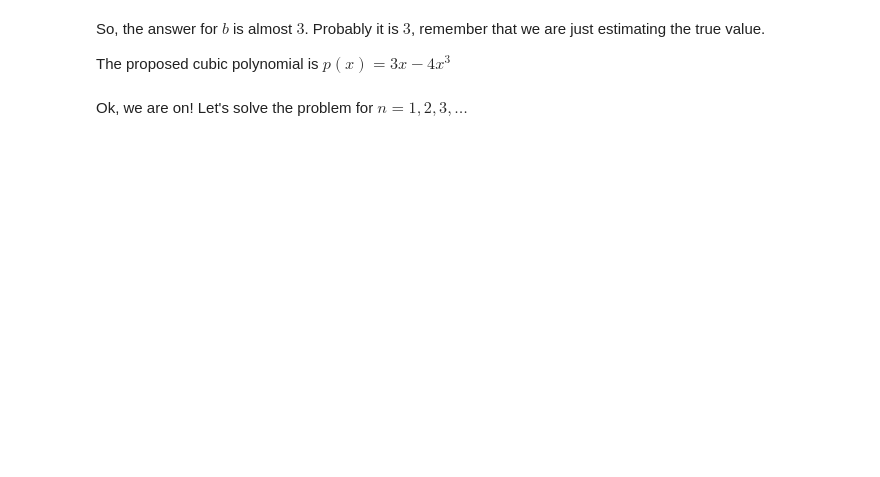
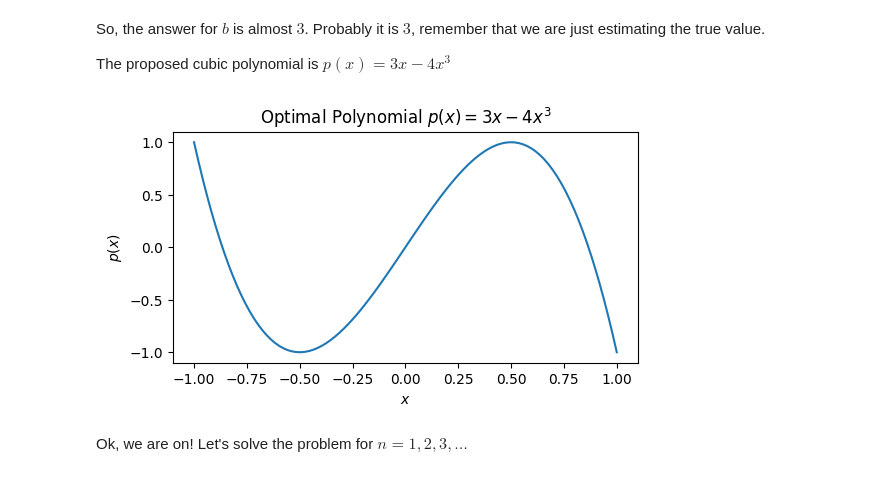
Before and after one commit to jpneto/topicsInPython, a Jupyter notebook: notebooks/StreetFightMath.ipynb, the cells around one changed output. Cells and saved outputs as stored; diff of their text form; code cells hidden in the pictures; blank space fills up the shorter version.

```diff
--- a/notebooks/StreetFightMath.ipynb
+++ b/notebooks/StreetFightMath.ipynb
@@ -145,16 +193,16 @@ The proposed cubic polynomial is $p(x) = 3x - 4x^3$
 # %%
 import matplotlib.pyplot as plt
 
-fig = plt.figure(figsize=(8,4))
+fig, ax = plt.subplots(figsize=(6,3))
+ax.set_title('Optimal Polynomial $p(x) = 3x - 4x^3$');
+ax.set_xlabel('$x$')
+ax.set_ylabel('$p(x)$')
 
-axes = fig.add_axes([0.1, 0.1, 0.9, 0.9])
-axes.set_xlabel('$x$')
-axes.set_ylabel('$p(x)$')
-axes.set_title('Optimal Polynomial $p(x) = 3x - 4x^3$');
-
-xs = np.linspace(-1,+1,100)
-p  = np.poly1d([-4,0,3,0])
-_ = axes.plot(xs, p(xs))
+xs = np.linspace(-1, 1, 100)
+p  = np.poly1d([-4, 0, 3, 0])
+ax.plot(xs, p(xs));
+# %% [output]
+[figure, added]
 # %% [markdown]
 Ok, we are on! Let's solve the problem for $n=1,2,3,\ldots$
 # %%
```
Also changed, not shown: parts of 24 cells of this notebook, 1 other file.
